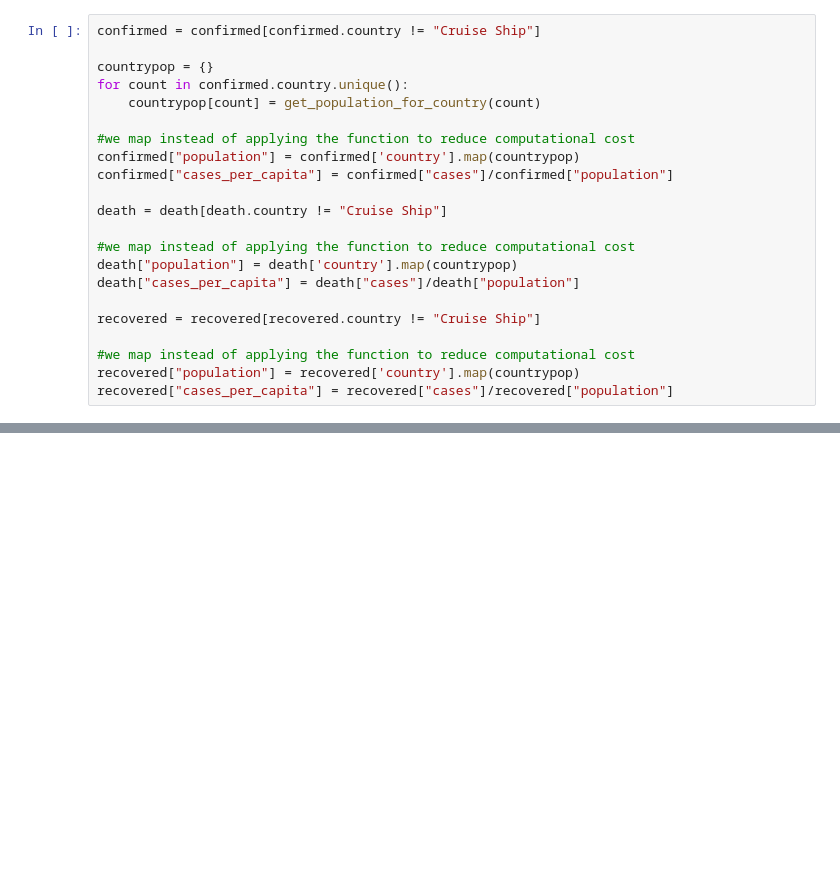
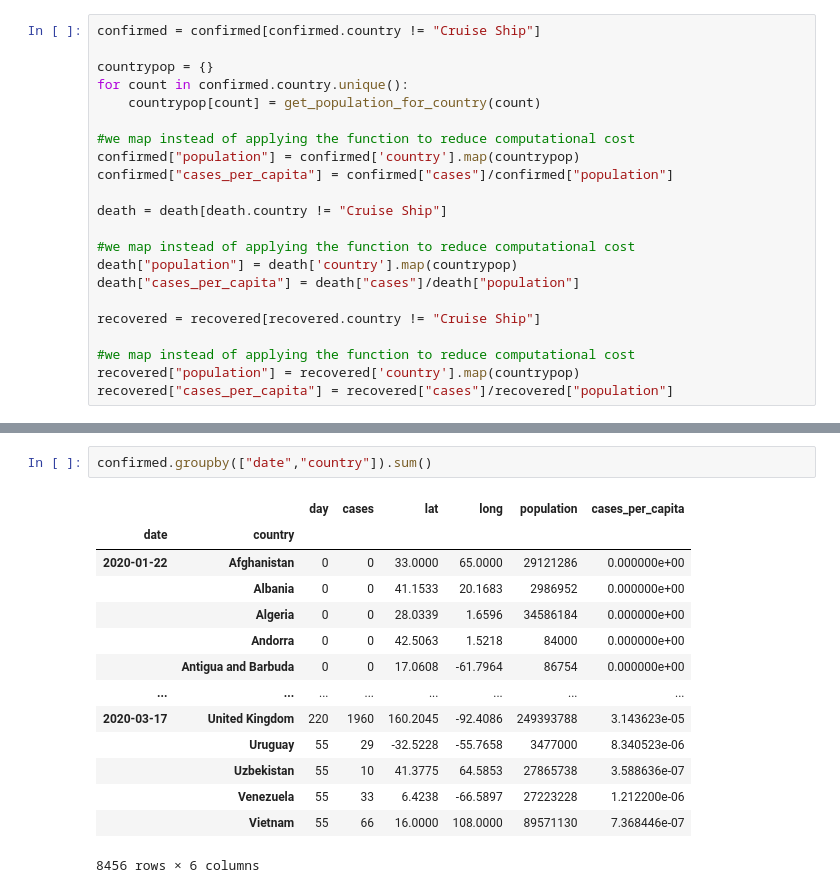
Before and after one commit to jiwidi/cov19, a Jupyter notebook: EDA.ipynb, the cells around one changed output, grey strips where cells are left out. Saved outputs shown, nothing was run; the diff lists cells and outputs as text; blank space fills up the shorter version.

```diff
--- a/EDA.ipynb
+++ b/EDA.ipynb
@@ -89,3 +105,20 @@ recovered["cases_per_capita"] = recovered["cases"]/recovered["population"]
+# %%
+confirmed.groupby(["date","country"]).sum()
+# %% [output]
+|  |  | day | cases | lat | long | population | cases_per_capita |
+| date | country |  |  |  |  |  |  |
+| 2020-01-22 | Afghanistan | 0 | 0 | 33.0000 | 65.0000 | 29121286 | 0.000000e+00 |
+|  | Albania | 0 | 0 | 41.1533 | 20.1683 | 2986952 | 0.000000e+00 |
+|  | Algeria | 0 | 0 | 28.0339 | 1.6596 | 34586184 | 0.000000e+00 |
+|  | Andorra | 0 | 0 | 42.5063 | 1.5218 | 84000 | 0.000000e+00 |
+|  | Antigua and Barbuda | 0 | 0 | 17.0608 | -61.7964 | 86754 | 0.000000e+00 |
+| ... | ... | ... | ... | ... | ... | ... | ... |
+| 2020-03-17 | United Kingdom | 220 | 1960 | 160.2045 | -92.4086 | 249393788 | 3.143623e-05 |
+|  | Uruguay | 55 | 29 | -32.5228 | -55.7658 | 3477000 | 8.340523e-06 |
+|  | Uzbekistan | 55 | 10 | 41.3775 | 64.5853 | 27865738 | 3.588636e-07 |
+|  | Venezuela | 55 | 33 | 6.4238 | -66.5897 | 27223228 | 1.212200e-06 |
+|  | Vietnam | 55 | 66 | 16.0000 | 108.0000 | 89571130 | 7.368446e-07 |
+8456 rows × 6 columns
 # %%
 f, main_ax = plt.subplots()
 
```
Also changed, not shown: parts of 5 cells of this notebook.
